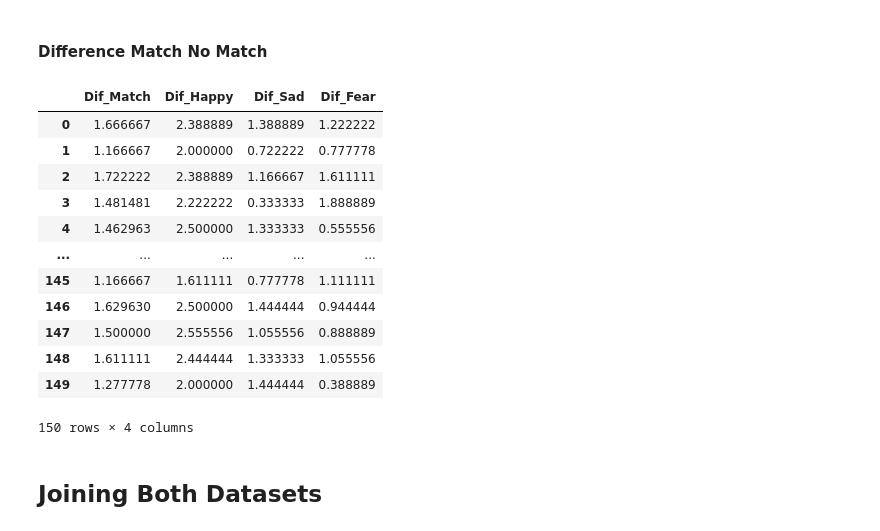
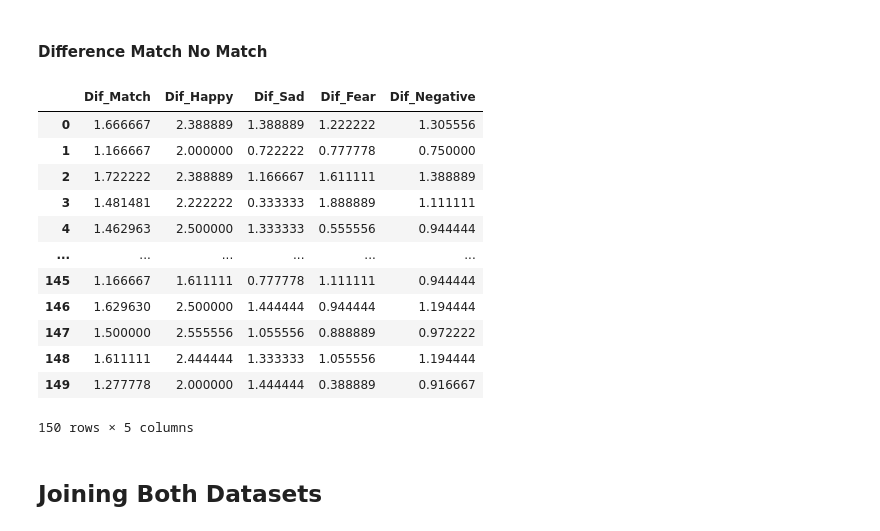
Before and after one commit to ManuIluro22/CasLAB-Predictive-Processing, a Jupyter notebook: Clustering_Predictive_Processing/Generation_All_Features_Dataset.ipynb, the cells around one changed output. Saved outputs shown, nothing was run; the diff lists cells and outputs as text; code cells hidden in the pictures.

```diff
--- a/Clustering_Predictive_Processing/Generation_All_Features_Dataset.ipynb
+++ b/Clustering_Predictive_Processing/Generation_All_Features_Dataset.ipynb
@@ -327,23 +353,23 @@ dif_sad = average_prediction_sad_match - average_prediction_sad_no_match
 dif_fear = average_prediction_fear_match - average_prediction_fear_no_match
 # %%
 dif_df = pd.DataFrame(
-    [dif_match, dif_happy, dif_sad, dif_fear]).transpose()
-dif_df.columns = ["Dif_Match","Dif_Happy","Dif_Sad","Dif_Fear"]
+    [dif_match, dif_happy, dif_sad, dif_fear,(dif_sad+dif_fear)/2]).transpose()
+dif_df.columns = ["Dif_Match","Dif_Happy","Dif_Sad","Dif_Fear","Dif_Negative"]
 dif_df
 # %% [output]
-|  | Dif_Match | Dif_Happy | Dif_Sad | Dif_Fear |
-| 0 | 1.666667 | 2.388889 | 1.388889 | 1.222222 |
-| 1 | 1.166667 | 2.000000 | 0.722222 | 0.777778 |
-| 2 | 1.722222 | 2.388889 | 1.166667 | 1.611111 |
-| 3 | 1.481481 | 2.222222 | 0.333333 | 1.888889 |
-| 4 | 1.462963 | 2.500000 | 1.333333 | 0.555556 |
-| ... | ... | ... | ... | ... |
-| 145 | 1.166667 | 1.611111 | 0.777778 | 1.111111 |
-| 146 | 1.629630 | 2.500000 | 1.444444 | 0.944444 |
-| 147 | 1.500000 | 2.555556 | 1.055556 | 0.888889 |
-| 148 | 1.611111 | 2.444444 | 1.333333 | 1.055556 |
-| 149 | 1.277778 | 2.000000 | 1.444444 | 0.388889 |
+|  | Dif_Match | Dif_Happy | Dif_Sad | Dif_Fear | Dif_Negative |
+| 0 | 1.666667 | 2.388889 | 1.388889 | 1.222222 | 1.305556 |
+| 1 | 1.166667 | 2.000000 | 0.722222 | 0.777778 | 0.750000 |
+| 2 | 1.722222 | 2.388889 | 1.166667 | 1.611111 | 1.388889 |
+| 3 | 1.481481 | 2.222222 | 0.333333 | 1.888889 | 1.111111 |
+| 4 | 1.462963 | 2.500000 | 1.333333 | 0.555556 | 0.944444 |
+| ... | ... | ... | ... | ... | ... |
+| 145 | 1.166667 | 1.611111 | 0.777778 | 1.111111 | 0.944444 |
+| 146 | 1.629630 | 2.500000 | 1.444444 | 0.944444 | 1.194444 |
+| 147 | 1.500000 | 2.555556 | 1.055556 | 0.888889 | 0.972222 |
+| 148 | 1.611111 | 2.444444 | 1.333333 | 1.055556 | 1.194444 |
+| 149 | 1.277778 | 2.000000 | 1.444444 | 0.388889 | 0.916667 |
-150 rows × 4 columns
+150 rows × 5 columns
 # %%
 theory_df = pd.concat([average_df,dif_df,correlation_df],axis=1)
 # %% [markdown]
```
Also changed, not shown: parts of 4 cells of this notebook, 1 other file.
